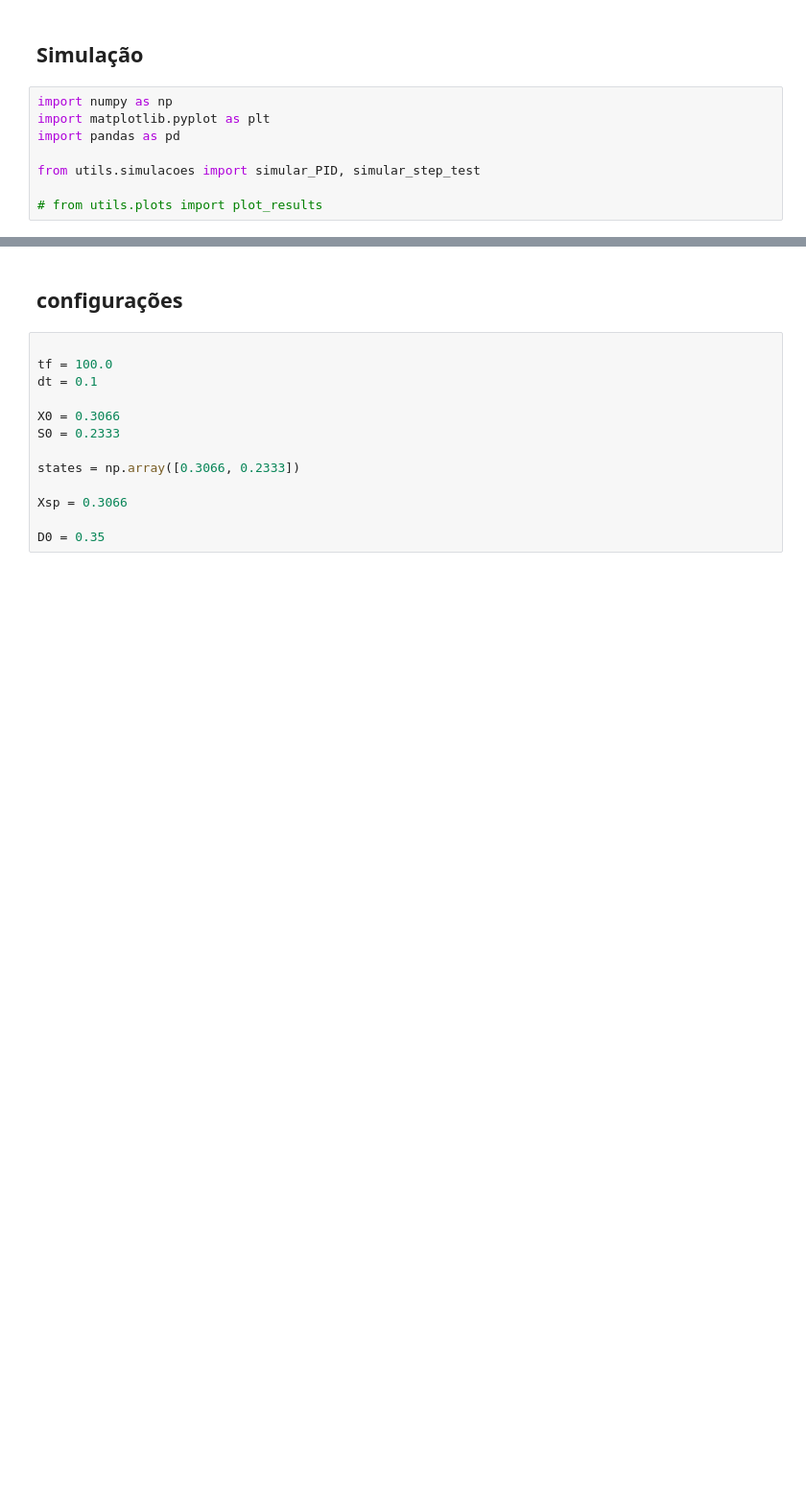
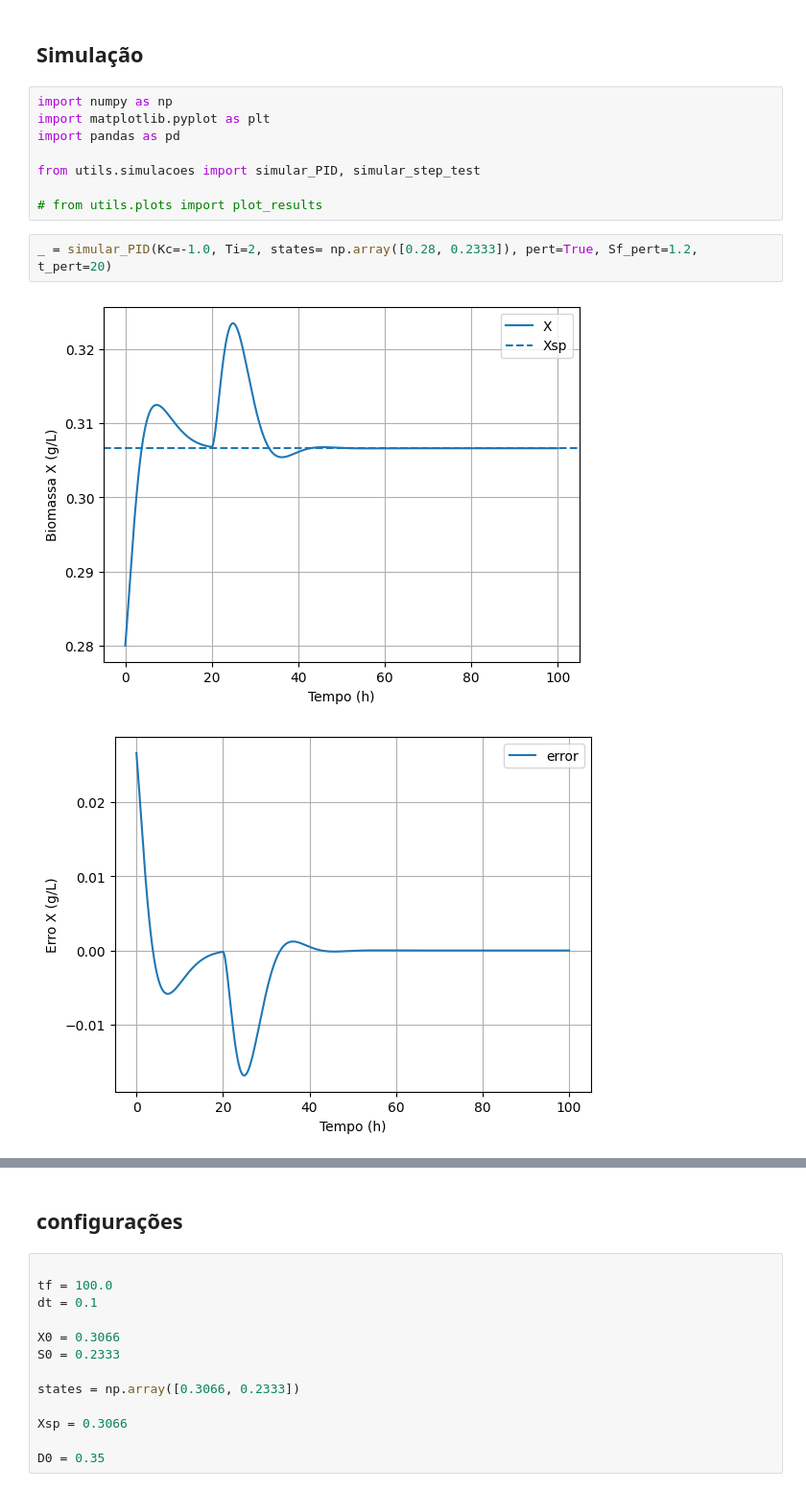
Before and after one commit to andersonmoura-cn/BioReator, a Jupyter notebook: src/sincronizacao.ipynb, the cells around one changed output, grey strips where cells are left out. Shown at 96% size. Drawn from its saved outputs; the diff is of its cells as text; blank space fills up the shorter version.

```diff
--- a/src/sincronizacao.ipynb
+++ b/src/sincronizacao.ipynb
@@ -8,3 +8,8 @@ import pandas as pd
 from utils.simulacoes import simular_PID, simular_step_test
 
 # from utils.plots import plot_results
+# %%
+_ = simular_PID(Kc=-1.0, Ti=2, states= np.array([0.28, 0.2333]), pert=True, Sf_pert=1.2, t_pert=20)
+# %% [output]
+[figure, added]
+[figure, added]
```
Also changed, not shown: parts of 7 cells of this notebook, 3 other files.
